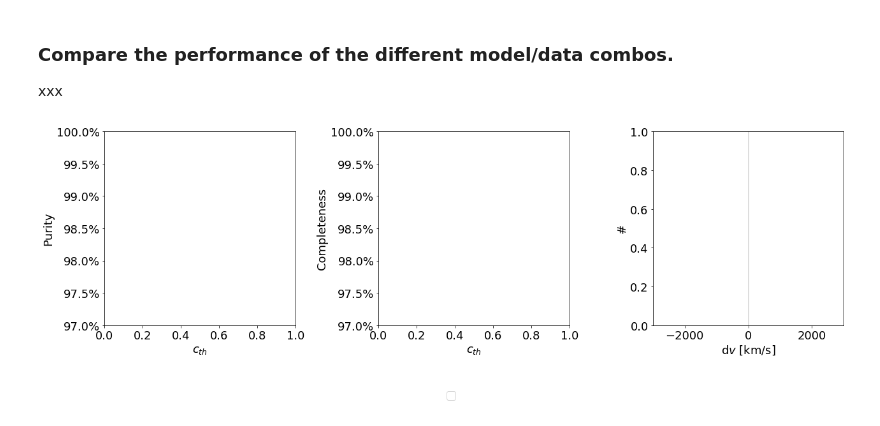
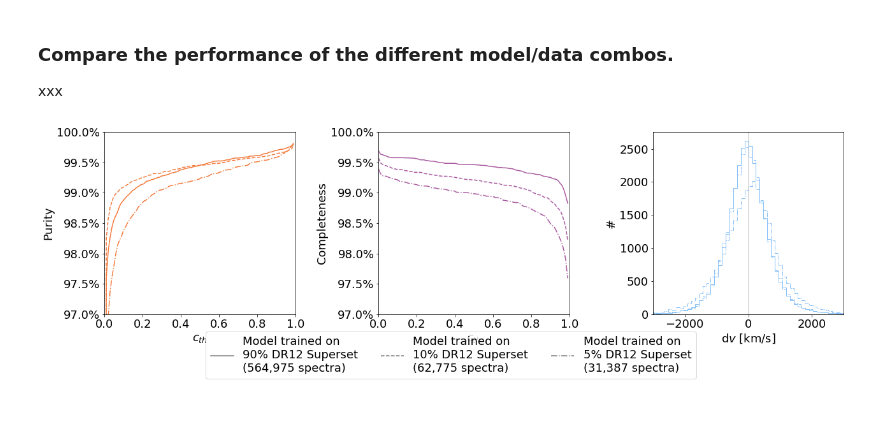
Before and after one commit to jfarr03/QuasarNET_analysis, a Jupyter notebook: analysis/notebooks/QN_performance_vs_training_set_size.ipynb, the cells around one changed output. Saved outputs shown, nothing was run; the diff lists cells and outputs as text; code cells hidden in the pictures.

```diff
--- a/analysis/notebooks/QN_performance_vs_training_set_size.ipynb
+++ b/analysis/notebooks/QN_performance_vs_training_set_size.ipynb
@@ -106,6 +106,6 @@ This finds which targetids* are common to all datasets, and removes any that are
 
 \* targetid = plate$\times$1000000000 + mjd$\times$10000 + fiber
 # %%
-data_table = reduce_data_to_table(data,truth,include_cmax_qn=include_cmax_qn)
+data_table = utils.reduce_data_to_table(data,truth,include_cmax_qn=include_cmax_qn)
 data_table[:5]
 # %% [output]
@@ -161,7 +161,7 @@ for s in data.keys():
     p = float(s.split('_')[-1])/100
     name = 'Model trained on\n{:.0%} DR12 Superset\n({:,} spectra)'.format(p,int(p*nspec_sdr12q))
 
-    strategies[s] = {'w': (data_table['CMAX_{}'.format(s)]>cth),
+    strategies[s] = {'w': (data_table['CMAX_{}'.format(s)]>c_th),
                         'confs': data_table['CMAX_{}'.format(s)],
                         'z': data_table['Z_{}'.format(s)],
                         'n': name,
@@ -170,13 +170,13 @@ for s in data.keys():
 # %%
 filename = '../plots/qn_performance_vs_training_set_size_3panel.pdf'
 
-plots.plot_qn_model_compare_3panel(data_table,strategies,filename=filename,
-                             dv_max=dv_max,figsize=(12,12),
+plot.plot_qn_model_compare_3panel(data_table,strategies,filename=filename,
+                             dv_max=dv_max,figsize=(18,6),
                              ymin=0.97,ymax=1.)
 
 plt.show()
 # %% [output]
-[figure, old version]
+[figure, new version]
 # %%
 filename = '../plots/qn_performance_vs_training_set_size_2panel.pdf'
 
```
Also changed, not shown: parts of 4 cells of this notebook, 1 other file.
